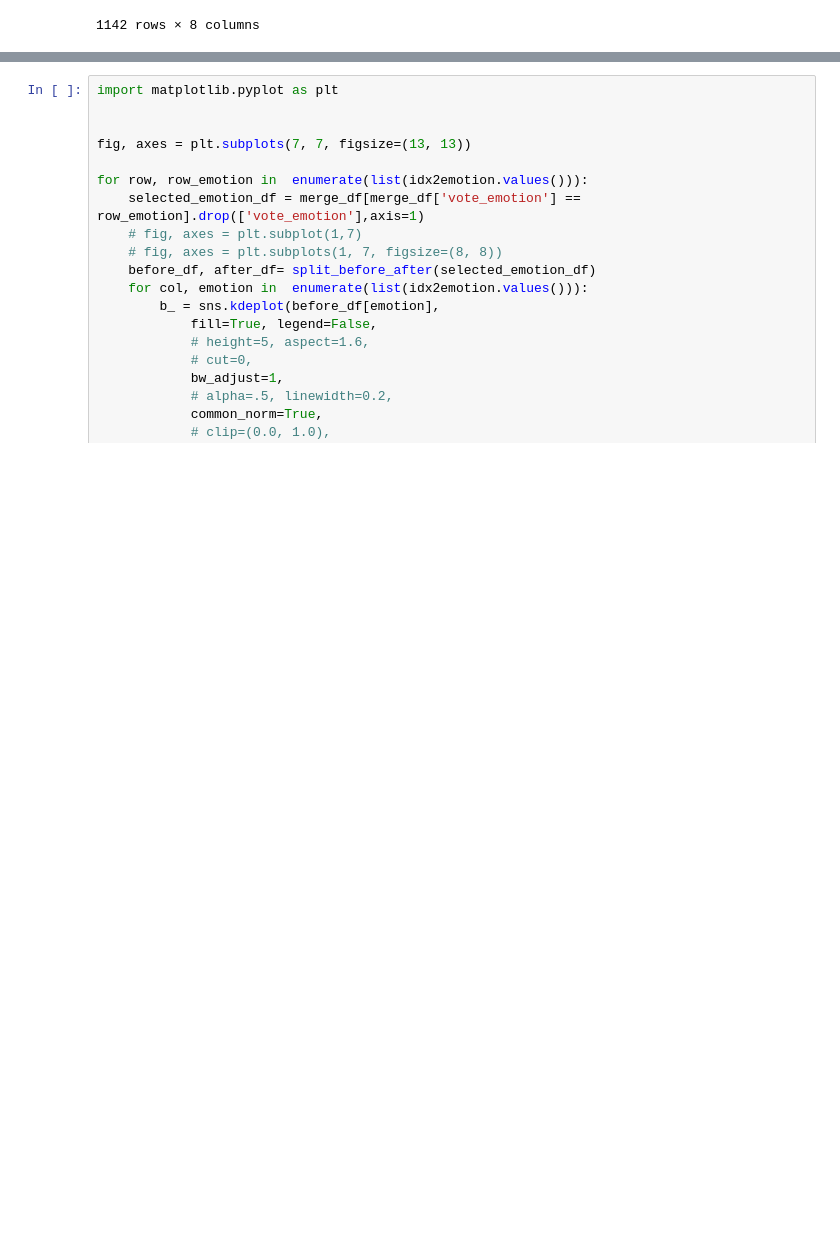
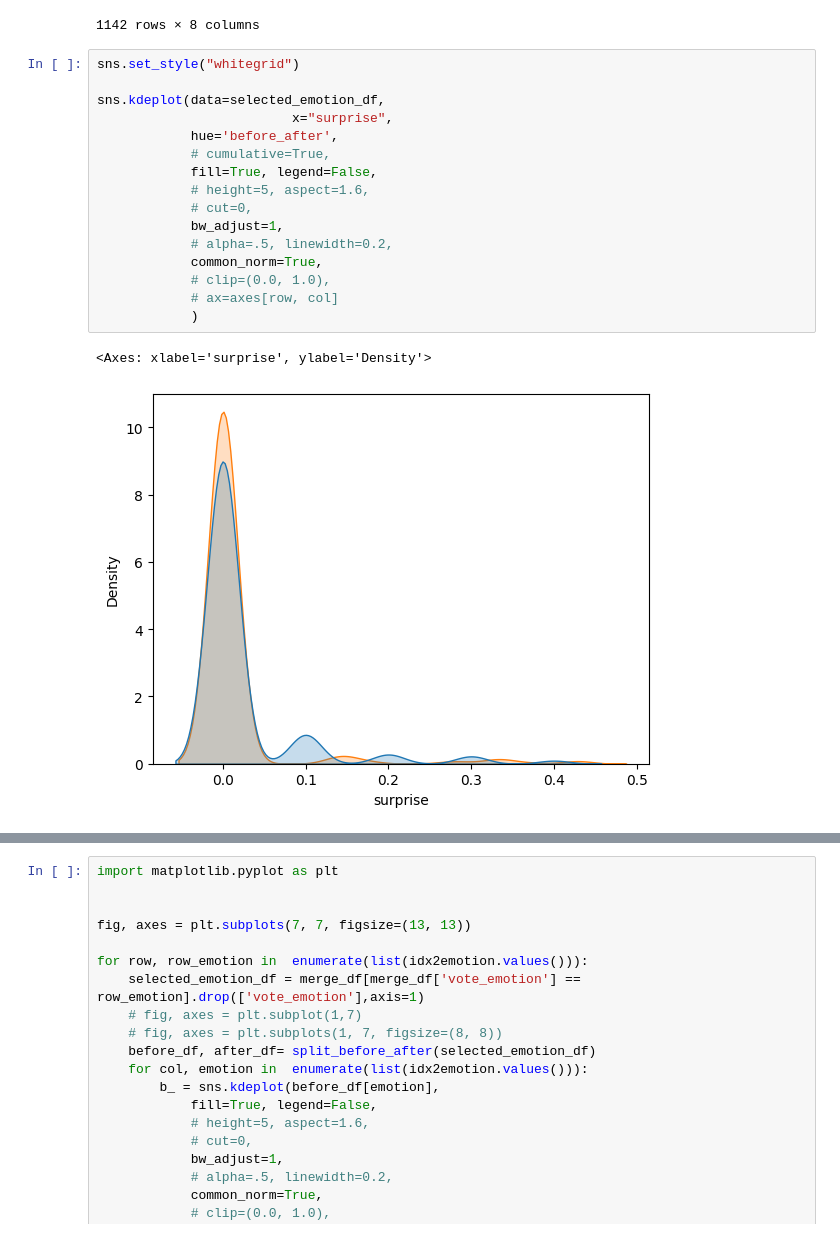
Before and after one commit to 1pha/MulitmodalERC-TensorMixerNetwork, a Jupyter notebook: modeling.ipynb, the cells around one changed output, grey strips where cells are left out. Cells and saved outputs as stored; diff of their text form; blank space fills up the shorter version.

```diff
--- a/modeling.ipynb
+++ b/modeling.ipynb
@@ -108,5 +108,24 @@ selected_emotion_df
 | 22863 | 0.0 | 0.0 | 0.282725 | 0.282725 | 0.0 | 0.0 | 0.434550 | after |
 | 22889 | 0.0 | 0.0 | 0.132567 | 0.433716 | 0.0 | 0.0 | 0.433716 | after |
 1142 rows × 8 columns
+# %%
+sns.set_style("whitegrid")
+
+sns.kdeplot(data=selected_emotion_df,
+                         x="surprise",
+            hue='before_after',
+            # cumulative=True,
+            fill=True, legend=False,
+            # height=5, aspect=1.6,
+            # cut=0,
+            bw_adjust=1,
+            # alpha=.5, linewidth=0.2,
+            common_norm=True,
+            # clip=(0.0, 1.0),
+            # ax=axes[row, col]
+            )
+# %% [output]
+<Axes: xlabel='surprise', ylabel='Density'>
+[figure, added]
 # %%
 import matplotlib.pyplot as plt
```
Also changed, not shown: parts of 1 cell of this notebook, 2 other files.
